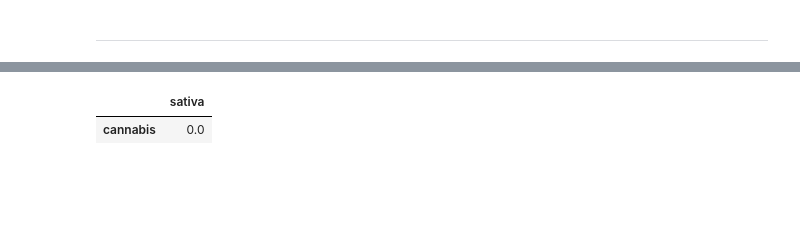
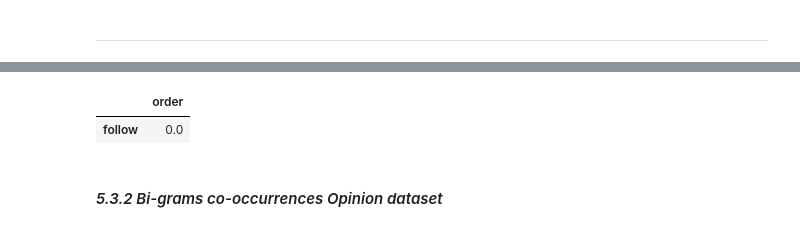
Before and after one commit to martinaviggiano/knowledge_extraction_project, a Jupyter notebook: 03_Word2Vec_ PMI.ipynb, the cells around one changed output, grey strips where cells are left out. Cells and saved outputs as stored; diff of their text form; code cells hidden in the pictures; blank space fills up the shorter version.

```diff
--- a/03_Word2Vec_ PMI.ipynb
+++ b/03_Word2Vec_ PMI.ipynb
@@ -354,6 +342,10 @@ narco_1_pmi = narco_1_pmi.loc[(narco_1_pmi.sent_clean == '')|(~pd.isna(narco_1_p
 narco_2_pmi = pd.read_csv("/content/drive/MyDrive/Università/inforet_prj/narco_2_pmi_nlp.csv", sep="|" , names = ['sent_clean'], header=None)
 # %%
 narco_2_pmi = narco_2_pmi.loc[(narco_2_pmi.sent_clean == '')|(~pd.isna(narco_2_pmi.sent_clean))]
+# %%
+narco_pmi = pd.read_csv("/content/drive/MyDrive/Università/inforet_prj/narco_pmi_nlp.csv", sep="|" , names = ['sent_clean'], header=None)
+# %%
+narco_pmi = narco_pmi.loc[(narco_pmi.sent_clean == '')|(~pd.isna(narco_pmi.sent_clean))]
 # %% [markdown]
 ### *5.1 Single Terms co-occurrence Matrix*
 # %%
@@ -591,6 +551,6 @@ narco_sch = narco_sch.loc[narco_sch.schedule == "narco_1"]
 # %%
 vect_op = CountVectorizer(min_df=0.01)
-X_op = vect_op.fit_transform(narco_sch.lemmatized)
+X_op = vect_op.fit_transform(narco_pmi.sent_clean)
 # %%
 df_op = pd.DataFrame(X_op.todense(), columns=vect_op.vocabulary_)
 # %%
@@ -622,7 +582,9 @@ pmi_op_matrix
 with open("/content/drive/MyDrive/Università/inforet_prj/pmi_op_matrix.pkl", "wb") as f:
     pickle.dump(pmi_op_matrix, f)
 # %%
-get_co_pmi_value('cannabis', 'sativa', pmi_op_matrix)
+get_co_pmi_value('follow', 'order', pmi_op_matrix)
 # %% [output]
-|  | sativa |
-| cannabis | 0.0 |
+|  | order |
+| follow | 0.0 |
+# %% [markdown]
+#### *5.3.2 Bi-grams co-occurrences Opinion dataset*
```
Also changed, not shown: parts of 26 cells of this notebook, 3 other files.
